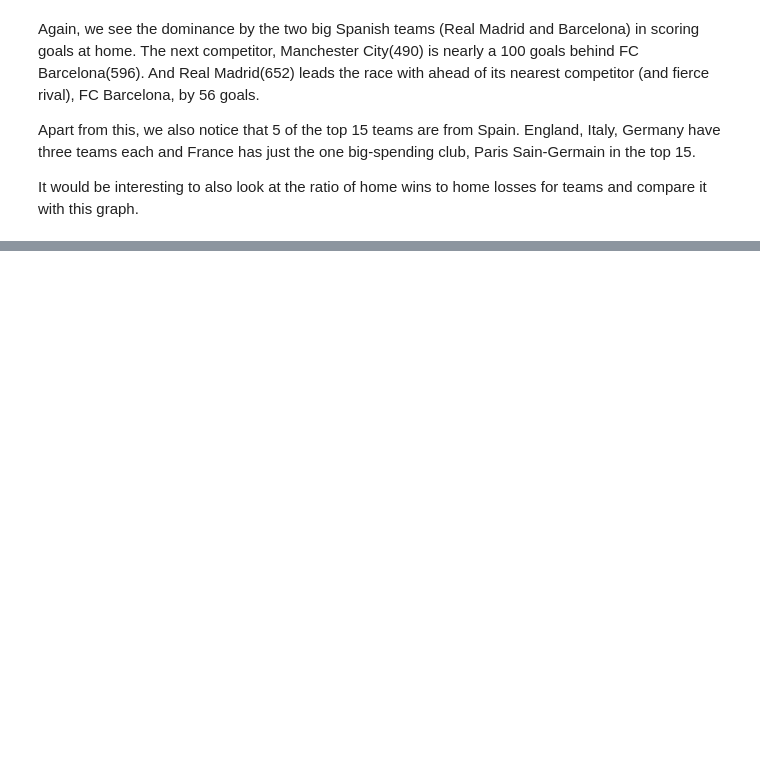
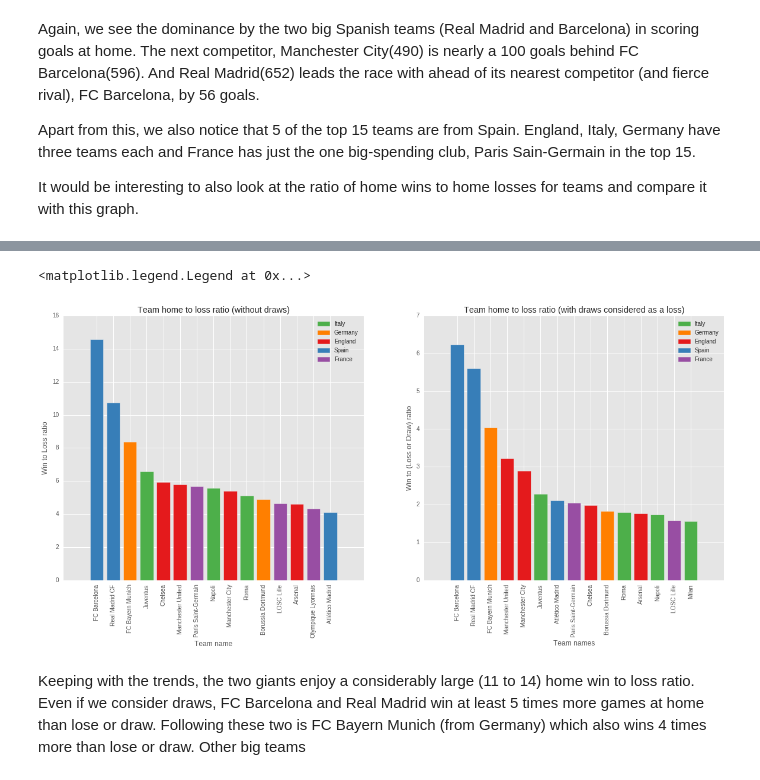
Before and after one commit to rsibi/Springboard, a Jupyter notebook: DataStory/European Leagues.ipynb, the cells around one changed output, grey strips where cells are left out. Cells and saved outputs as stored; diff of their text form; code cells hidden in the pictures; blank space fills up the shorter version.

```diff
--- a/DataStory/European Leagues.ipynb
+++ b/DataStory/European Leagues.ipynb
@@ -225,3 +233,20 @@ Again, we see the dominance by the two big Spanish teams (Real Madrid and Barcel
 Apart from this, we also notice that 5 of the top 15 teams are from Spain. England, Italy, Germany have three teams each and France has just the one big-spending club, Paris Sain-Germain in the top 15.
 
 It would be interesting to also look at the ratio of home wins to home losses for teams and compare it with this graph.
+# %%
+#We get teams' home win vs home loss ratio
+team_home_win = matches_w_teams[matches_w_teams.result == 1].groupby('home_team_long_name').result.sum().sort_index()
+team_home_loss = matches_w_teams[matches_w_teams.result ==  -1].groupby('home_team_long_name').count().result.sort_index()
+team_home_draw_loss = matches_w_teams[matches_w_teams.result !=  1].groupby('home_team_long_name').count().result.sort_index()
+np.setdiff1d(team_home_loss.index,team_home_win.index)
+
+#We notice that a team "SpVgg Greuther Furth" never won a home game in the one season it played in Germany. Remove it.
+team_home_loss = team_home_loss[team_home_loss.index.str.contains("SpV") == False]
+
+team_home_wl_ratio = team_home_win /team_home_loss
+team_home_wl_ratio = team_home_wl_ratio.sort_values(ascending = False)
+print team_home_wl_ratio.head()
+
+team_home_wld_ratio = team_home_win / team_home_draw_loss
+team_home_wld_ratio = team_home_wld_ratio.sort_values(ascending = False)
+#team_home_wld_ratio.head()
@@ -227,0 +261,33 @@ It would be interesting to also look at the ratio of home wins to home losses fo
+# %%
+#Plotting top_n ratios
+fig = plt.figure(figsize = (20,8))
+plt.style.use('ggplot')
+
+colorwl = []
+colorwld = []
+for i in range(top_n):
+    colorwl.append([colors[t] for t in matches_w_teams[matches_w_teams.home_team_long_name == team_home_wl_ratio.head(top_n).index[i]].country_name.values][0])
+    colorwld.append([colors[t] for t in matches_w_teams[matches_w_teams.home_team_long_name == team_home_wld_ratio.head(top_n).index[i]].country_name.values][0])
+
+ax1 = fig.add_subplot(1,2,1)
+rects1 = ax1.bar(range(top_n), team_home_wl_ratio.head(top_n).values,align = "center", color = colorwl)
+ax1.set_xticks(range(top_n))
+ax1.set_xticklabels(team_home_wl_ratio.head(top_n).index,rotation = "vertical")
+ax1.set_title("Team home to loss ratio (without draws)")
+ax1.set_ylabel("Win to Loss ratio")
+ax1.set_xlabel("Team name")
+ax1.legend([it,g,e,s,f], ["Italy","Germany","England","Spain","France"])
+
+ax2 = fig.add_subplot(1,2,2)
+rects2 = ax2.bar(range(top_n), team_home_wld_ratio.head(top_n).values,align = "center", color = colorwld)
+ax2.set_xticks(range(top_n))
+ax2.set_xticklabels(team_home_wld_ratio.head(top_n).index,rotation = "vertical")
+ax2.set_title("Team home to loss ratio (with draws considered as a loss)")
+ax2.set_ylabel("Win to (Loss or Draw) ratio")
+ax2.set_xlabel("Team names")
+ax2.legend([it,g,e,s,f], ["Italy","Germany","England","Spain","France"])
+# %% [output]
+<matplotlib.legend.Legend at 0x...>
+[figure, added]
+# %% [markdown]
+Keeping with the trends, the two giants enjoy a considerably large (11 to 14) home win to loss ratio. Even if we consider draws, FC Barcelona and Real Madrid win at least 5 times more games at home than lose or draw. Following these two is FC Bayern Munich (from Germany) which also wins 4 times more than lose or draw. Other big teams
```
Also changed, not shown: parts of 2 cells of this notebook.
